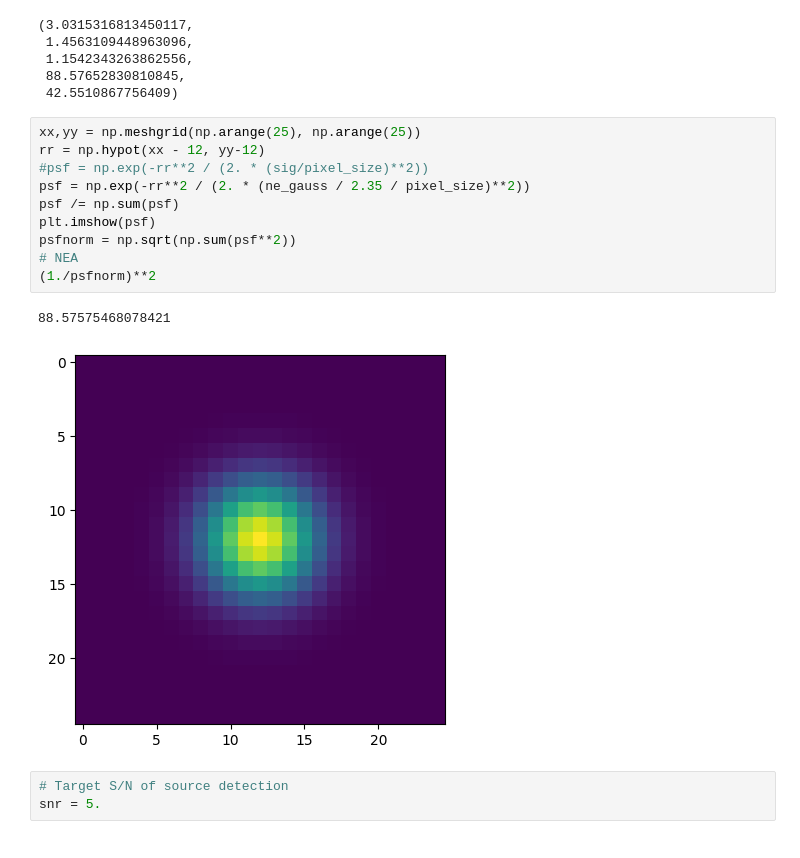
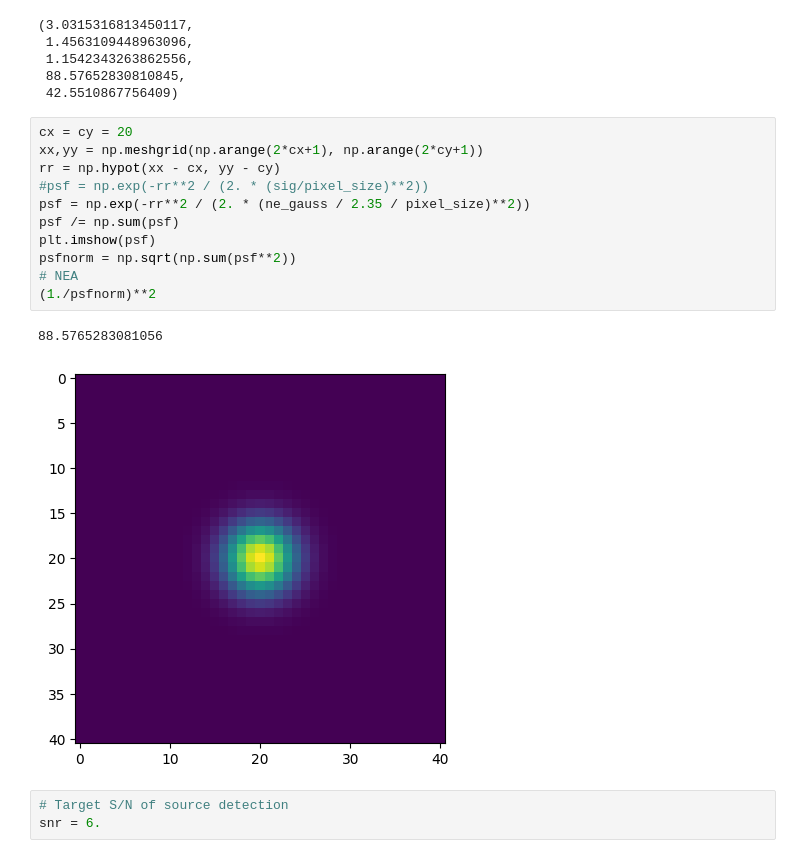
Before and after one commit to dstndstn/cfht-etc, a Jupyter notebook: skybg.ipynb, the cells around one changed output. Cells and saved outputs as stored; diff of their text form.

```diff
--- a/skybg.ipynb
+++ b/skybg.ipynb
@@ -327,21 +327,22 @@ nea_gal, nea_psf, ne_gauss, nea_gal_pix, nea_psf_pix
  88.57652830810845,
  42.5510867756409)
 # %%
-xx,yy = np.meshgrid(np.arange(25), np.arange(25))
-rr = np.hypot(xx - 12, yy-12)
+cx = cy = 20
+xx,yy = np.meshgrid(np.arange(2*cx+1), np.arange(2*cy+1))
+rr = np.hypot(xx - cx, yy - cy)
 #psf = np.exp(-rr**2 / (2. * (sig/pixel_size)**2))
 psf = np.exp(-rr**2 / (2. * (ne_gauss / 2.35 / pixel_size)**2))
 psf /= np.sum(psf)
 plt.imshow(psf)
 psfnorm = np.sqrt(np.sum(psf**2))
 # NEA
 (1./psfnorm)**2
 # %% [output]
-88.57575468078421
+88.5765283081056
-[figure, old version]
+[figure, new version]
 # %%
 # Target S/N of source detection
-snr = 5.
+snr = 6.
 # %%
 d_src1 = np.zeros(len(decam_wave_u))
 i = np.argmin(np.abs(decam_wave_u - 4112.*u.Angstrom))
```
Also changed, not shown: parts of 6 cells of this notebook.
